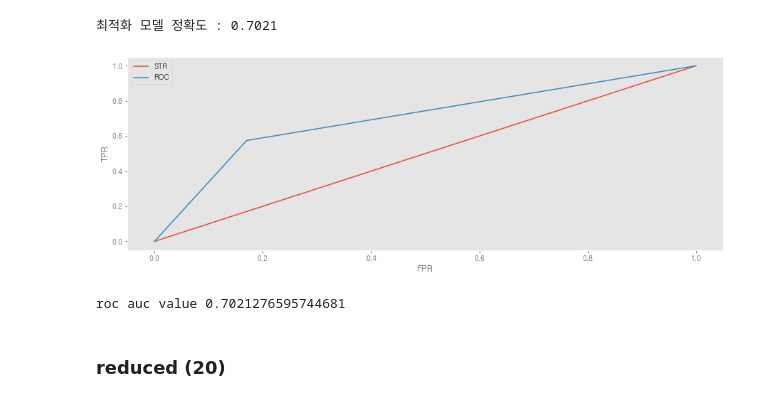
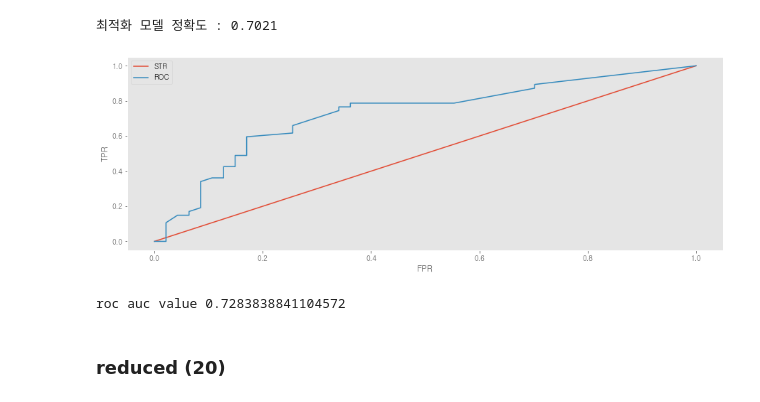
Before and after one commit to bub3690/22-1_multivariate, a Jupyter notebook: final_project/Classification-rftree-pre.ipynb, the cells around one changed output. Drawn from its saved outputs; the diff is of its cells as text; code cells hidden in the pictures.

```diff
--- a/final_project/Classification-rftree-pre.ipynb
+++ b/final_project/Classification-rftree-pre.ipynb
@@ -2632,34 +2761,34 @@ print(f"최적화 모델 정확도 : {gb_acc :.4f}")
 # %%
 #baseline - rf tree / roc curve
 from sklearn.metrics import roc_curve
 #레이블 1일때 예측 확률
-pred_positive_label=gb_clf.predict(x_test_base_gbm)
+pred_positive_label=gb_clf.predict_proba(x_test_base_gbm)[:,1]
 fprs,tprs,thresholds = roc_curve(y_test,pred_positive_label)
 precisions,recalls,thresholds = roc_curve(y_test,pred_positive_label)
 
 
 plt.figure(figsize=(15,5))
 
 #diagonal
 plt.plot([0,1],[0,1],label='STR')
 
 #ROC
 
 plt.plot(fprs,tprs,label='ROC')
 plt.xlabel('FPR')
 plt.ylabel('TPR')
 plt.legend()
 plt.grid()
 plt.show()
 # %% [output]
-[figure, old version]
+[figure, new version]
 # %%
 #baseline - rf tree / auc score
 from sklearn.metrics import roc_auc_score
 
 print('roc auc value {}'.format(roc_auc_score(y_test,pred_positive_label) ))
 # %% [output]
-roc auc value 0.7021276595744681
+roc auc value 0.7283838841104572
 # %%
 auc=roc_auc_score(y_test,pred_positive_label)
 accuracy = accuracy_score(y_true=y_test,y_pred=predicted)
```
Also changed, not shown: parts of 20 cells of this notebook, 1 other file.
